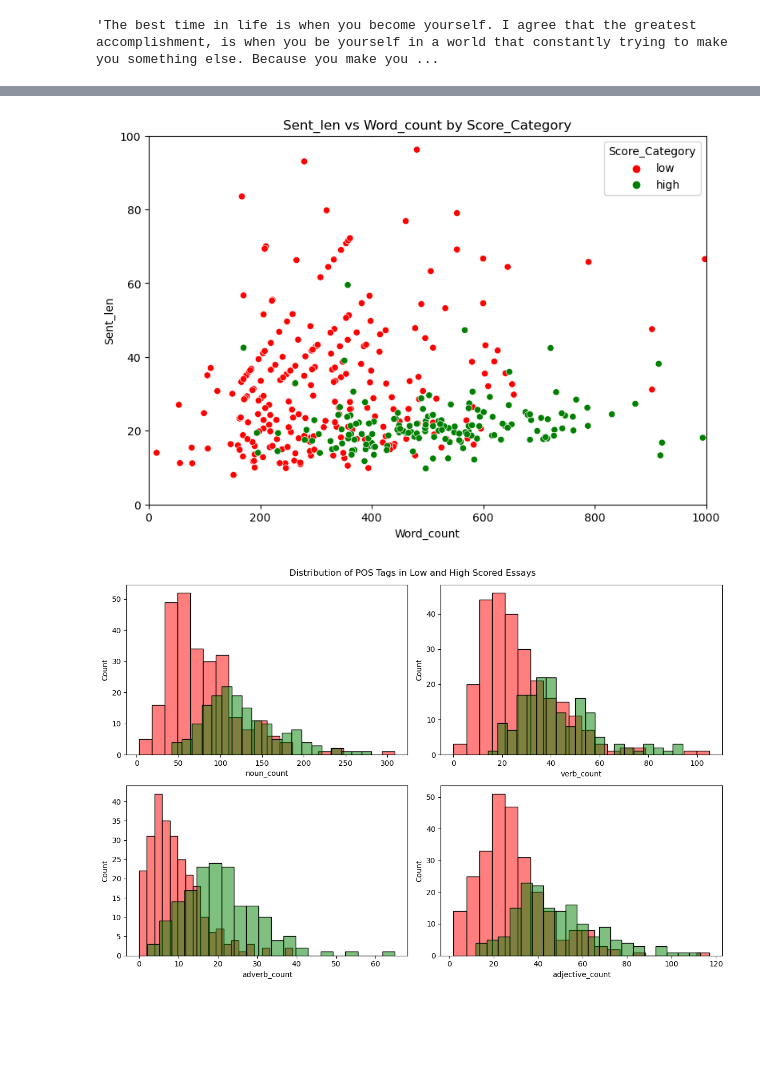
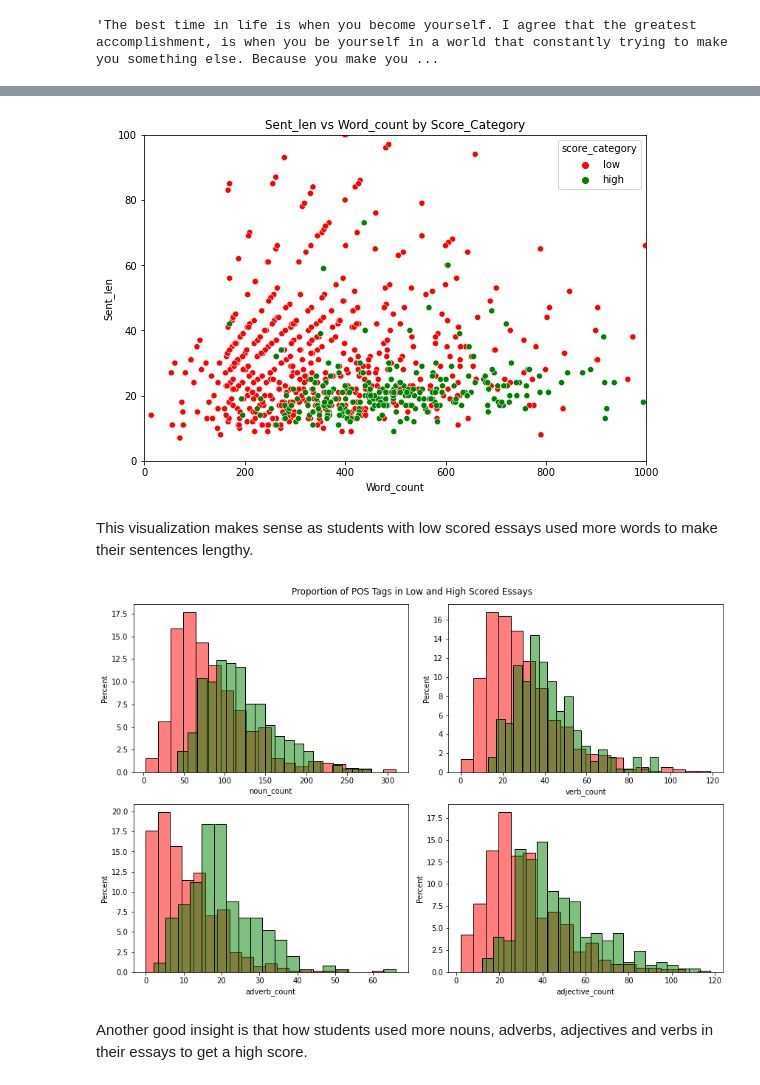
Before and after one commit to kmnis/automatic-essay-grading, a Jupyter notebook: data_prep/Insight-Discovery.ipynb, the cells around one changed output, grey strips where cells are left out. Cells and saved outputs as stored; diff of their text form; code cells hidden in the pictures; blank space fills up the shorter version.

Commit message:
Updated Insights Discovery with explanations

```diff
--- a/data_prep/Insight-Discovery.ipynb
+++ b/data_prep/Insight-Discovery.ipynb
@@ -10,5 +16,5 @@ warnings.filterwarnings("ignore")
 # %%
-df_train = pd.read_csv('../data/preprocessed-essay.csv')
+df_train = pd.read_csv('processed_essays.csv')
 # %%
 def string_to_list(string):
     return string.split()
@@ -27,7 +35,7 @@ df_train['mistakes'] = df_train['mistakes'].apply(string_to_list)
 # %%
-low_df = df_train[df_train['Score_Category'] == 'low'].reset_index()
-med_df = df_train[df_train['Score_Category'] == 'medium'].reset_index()
-high_df = df_train[df_train['Score_Category'] == 'high'].reset_index()
+low_df = df_train[df_train['score_category'] == 'low'].reset_index()
+med_df = df_train[df_train['score_category'] == 'medium'].reset_index()
+high_df = df_train[df_train['score_category'] == 'high'].reset_index()
 
 print('Low Scored Essays Shape: ', low_df.shape)
 print('Medium Scored Essays Shape: ', med_df.shape)
@@ -118,10 +140,10 @@ high_palette = {'high': 'green'}
 
 # Scatter plot for sent_len vs word_count by Score_Category
 fig, ax = plt.subplots(figsize=(9, 6))
-sns.scatterplot(x='word_count', y='sent_len', hue='Score_Category', palette=low_palette, data=low_df, ax=ax)
+sns.scatterplot(x='word_count', y='sent_len', hue='score_category', palette=low_palette, data=low_df, ax=ax)
 
 # Scatter plot for sent_len vs word_count by Score_Category for high scored essays
-sns.scatterplot(x='word_count', y='sent_len', hue='Score_Category', palette=high_palette, data=high_df, ax=ax)
+sns.scatterplot(x='word_count', y='sent_len', hue='score_category', palette=high_palette, data=high_df, ax=ax)
 
 # Set x and y limits for the plot
 plt.xlim(0, 1000)
@@ -145,28 +167,32 @@ plt.show()
 
 #Try histogram
 # %% [output]
-[figure, old version]
+[figure, new version]
+# %% [markdown]
+This visualization makes sense as students with low scored essays used more words to make their sentences lengthy.
 # %%
 fig, axs = plt.subplots(2, 2, figsize=(12, 8))
 
-sns.histplot(x='noun_count', data=low_df, bins=20, color='red', alpha=0.5, label='Low Scored Essays', ax=axs[0, 0])
-sns.histplot(x='noun_count', data=high_df, bins=20, color='green', alpha=0.5, label='High Scored Essays', ax=axs[0, 0])
+sns.histplot(x='noun_count', data=low_df, bins=20, stat= 'percent', color='red', alpha=0.5, label='Low Scored Essays', ax=axs[0, 0])
+sns.histplot(x='noun_count', data=high_df, bins=20, stat= 'percent', color='green', alpha=0.5, label='High Scored Essays', ax=axs[0, 0])
 
-sns.histplot(x='verb_count', data=low_df, bins=20, color='red', alpha=0.5, label='Low Scored Essays', ax=axs[0, 1])
-sns.histplot(x='verb_count', data=high_df, bins=20, color='green', alpha=0.5, label='High Scored Essays', ax=axs[0, 1])
+sns.histplot(x='verb_count', data=low_df, bins=20, stat= 'percent', color='red', alpha=0.5, label='Low Scored Essays', ax=axs[0, 1])
+sns.histplot(x='verb_count', data=high_df, bins=20, stat= 'percent', color='green', alpha=0.5, label='High Scored Essays', ax=axs[0, 1])
 
-sns.histplot(x='adverb_count', data=low_df, bins=20, color='red', alpha=0.5, label='Low Scored Essays', ax=axs[1, 0])
-sns.histplot(x='adverb_count', data=high_df, bins=20, color='green', alpha=0.5, label='High Scored Essays', ax=axs[1, 0])
+sns.histplot(x='adverb_count', data=low_df, bins=20, stat= 'percent', color='red', alpha=0.5, label='Low Scored Essays', ax=axs[1, 0])
+sns.histplot(x='adverb_count', data=high_df, bins=20, stat= 'percent', color='green', alpha=0.5, label='High Scored Essays', ax=axs[1, 0])
 
-sns.histplot(x='adjective_count', data=low_df, bins=20, color='red', alpha=0.5, label='Low Scored Essays', ax=axs[1, 1])
-sns.histplot(x='adjective_count', data=high_df, bins=20, color='green', alpha=0.5, label='High Scored Essays', ax=axs[1, 1])
+sns.histplot(x='adjective_count', data=low_df, bins=20, stat= 'percent', color='red', alpha=0.5, label='Low Scored Essays', ax=axs[1, 1])
+sns.histplot(x='adjective_count', data=high_df, bins=20, stat= 'percent', color='green', alpha=0.5, label='High Scored Essays', ax=axs[1, 1])
 
-plt.suptitle('Distribution of POS Tags in Low and High Scored Essays')
+plt.suptitle('Proportion of POS Tags in Low and High Scored Essays')
 plt.tight_layout()
 
 plt.show()
 # %% [output]
-[figure, old version]
+[figure, new version]
+# %% [markdown]
+Another good insight is that how students used more nouns, adverbs, adjectives and verbs in their essays to get a high score.
 # %%
 # create a dataframe with aggregated counts for each POS tag and score level
 pos_counts = pd.concat([low_df.mean(), high_df.mean()], axis=1)
```
Also changed, not shown: parts of 17 cells of this notebook.
